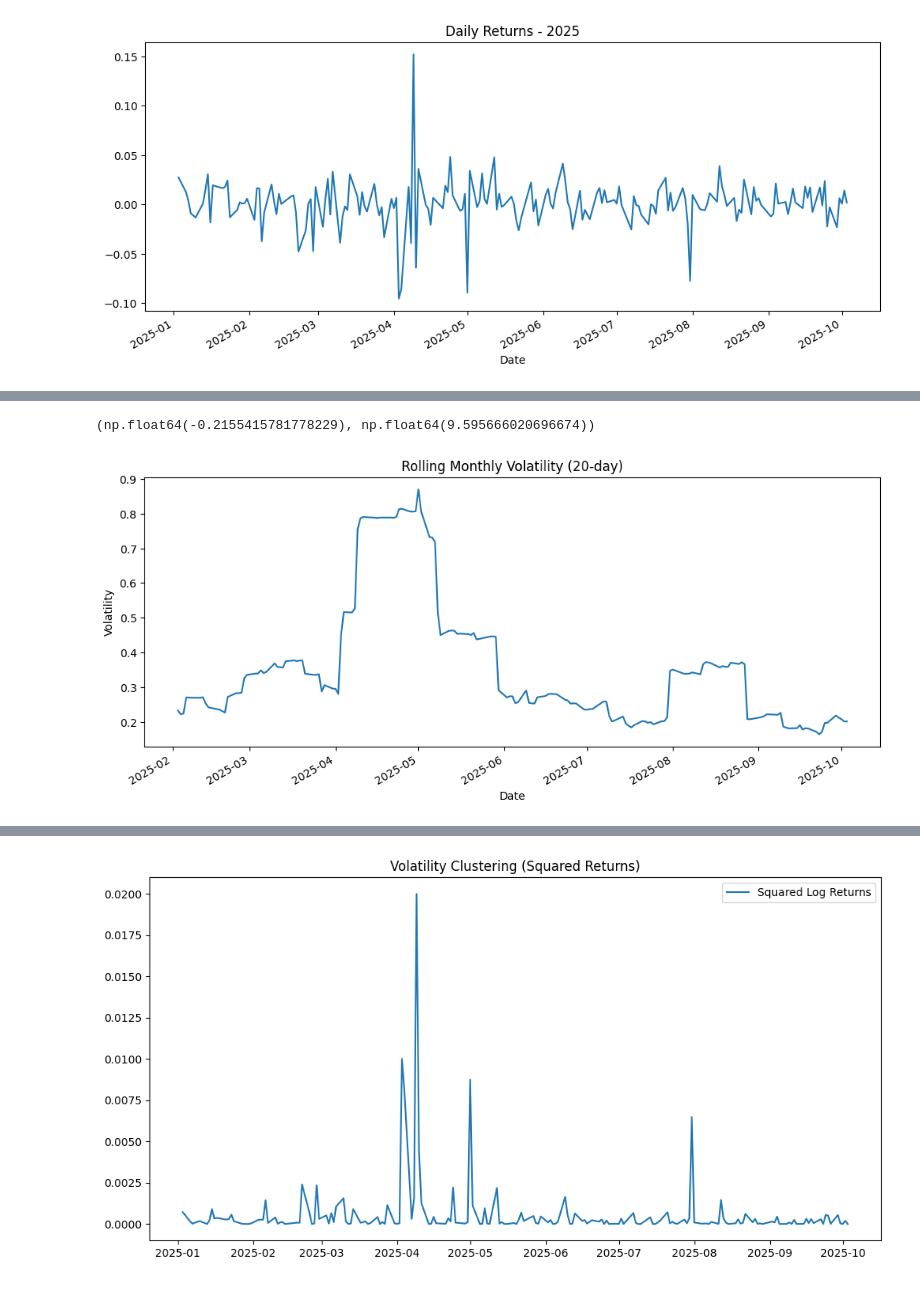
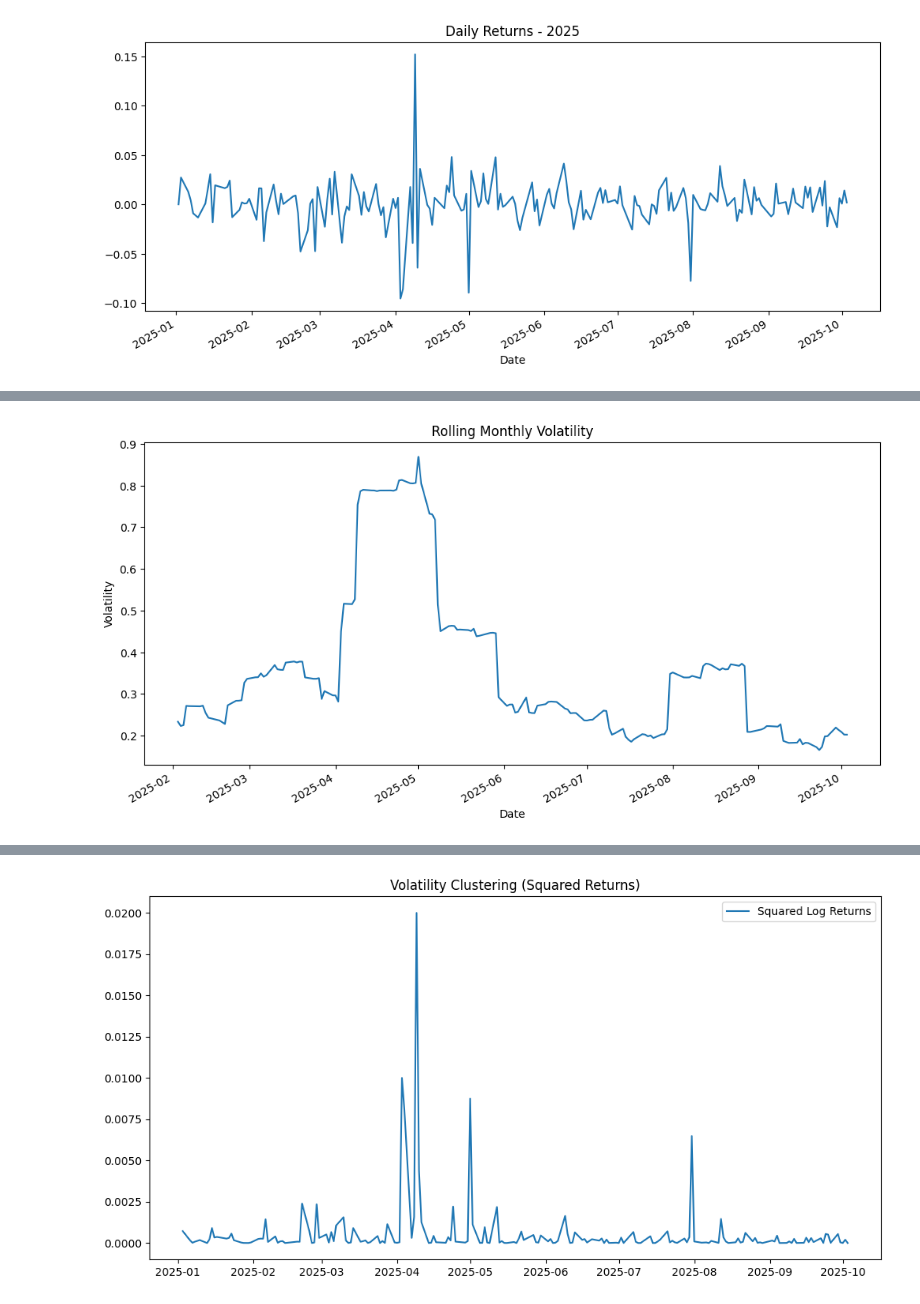
Before and after one commit to Kpranav-Kp/QCOM-stock-eda, a Jupyter notebook: notebooks/QCOM_stock_eda.ipynb, the cells around one changed output, grey strips where cells are left out. Drawn from its saved outputs; the diff is of its cells as text; code cells hidden in the pictures.

```diff
--- a/notebooks/QCOM_stock_eda.ipynb
+++ b/notebooks/QCOM_stock_eda.ipynb
@@ -251,7 +390,6 @@ import datetime
 current_year = datetime.datetime.now().year
 df_current_year = df.loc[df.index.year == current_year].copy()
 
-df_current_year['Daily_Return'] = df_current_year['Close'].pct_change()
 df_current_year['Daily_Return'].plot(figsize=(12,5), title=f'Daily Returns - {current_year}')
 # %% [output]
 <Axes: title={'center': 'Daily Returns - 2025'}, xlabel='Date'>
@@ -274,5 +402 @@ Text(0.5, 1.0, 'Return Distribution vs Normal')
-# %%
-df_current_year['LogReturn'].skew(), df_current_year['LogReturn'].kurt()
-# %% [output]
-(np.float64(-0.2155415781778229), np.float64(9.595666020696674))
 # %%
@@ -279,10 +404,11 @@ df_current_year['LogReturn'].skew(), df_current_year['LogReturn'].kurt()
 df_current_year['RollingVol20'] = df_current_year['LogReturn'].rolling(20).std() * np.sqrt(252)
 df_current_year['RollingVol60'] = df_current_year['LogReturn'].rolling(60).std() * np.sqrt(252)
 # %%
-df_current_year['RollingVol20'].plot(figsize=(12,5), title='Rolling Monthly Volatility (20-day)')
+plt.figure(figsize=(12,6))
+df_current_year['RollingVol20'].plot(title='Rolling Monthly Volatility')
 plt.xlabel('Date')
 plt.ylabel('Volatility')
 plt.show()
 # %% [output]
-[figure, old version]
+[figure, new version]
 # %%
```
Also changed, not shown: parts of 47 cells of this notebook.
